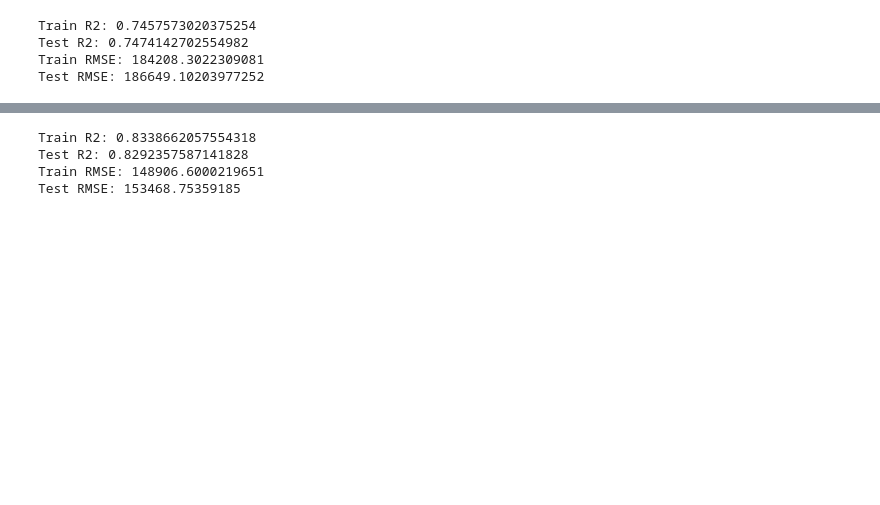
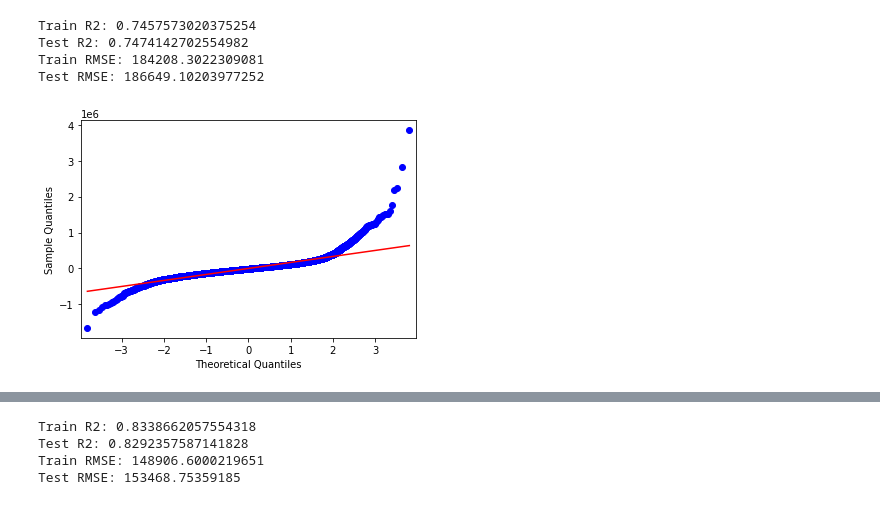
Before and after one commit to hanis-z/King-County-Millenial-homeowner-program, a Jupyter notebook: individualNotebooks/modeling_and_validation_notebook.ipynb, the cells around one changed output, grey strips where cells are left out. Cells and saved outputs as stored; diff of their text form; code cells hidden in the pictures; blank space fills up the shorter version.

```diff
--- a/individualNotebooks/modeling_and_validation_notebook.ipynb
+++ b/individualNotebooks/modeling_and_validation_notebook.ipynb
@@ -493,9 +510,13 @@ model_3_cols = model_2_cols + \
 X3_train = X_train[model_3_cols]
 X3_test = X_test[model_3_cols]
 
-model_3_r2_train, model_3_r2_test, train_rmse, test_rmse = build_model(X3_train, X3_test, y_train, y_test)
+model_3_yhat_train, model_3_residuals_train, model_3_yhat_test, model_3_residuals_test = build_model(X3_train, X3_test, y_train, y_test)
 # %% [output]
 Train R2: 0.7457573020375254
 Test R2: 0.7474142702554982
 Train RMSE: 184208.3022309081
 Test RMSE: 186649.10203977252
+# %%
+sm.qqplot(model_3_residuals_train, line = 'r');
+# %% [output]
+[figure, added]
```
Also changed, not shown: parts of 15 cells of this notebook.
